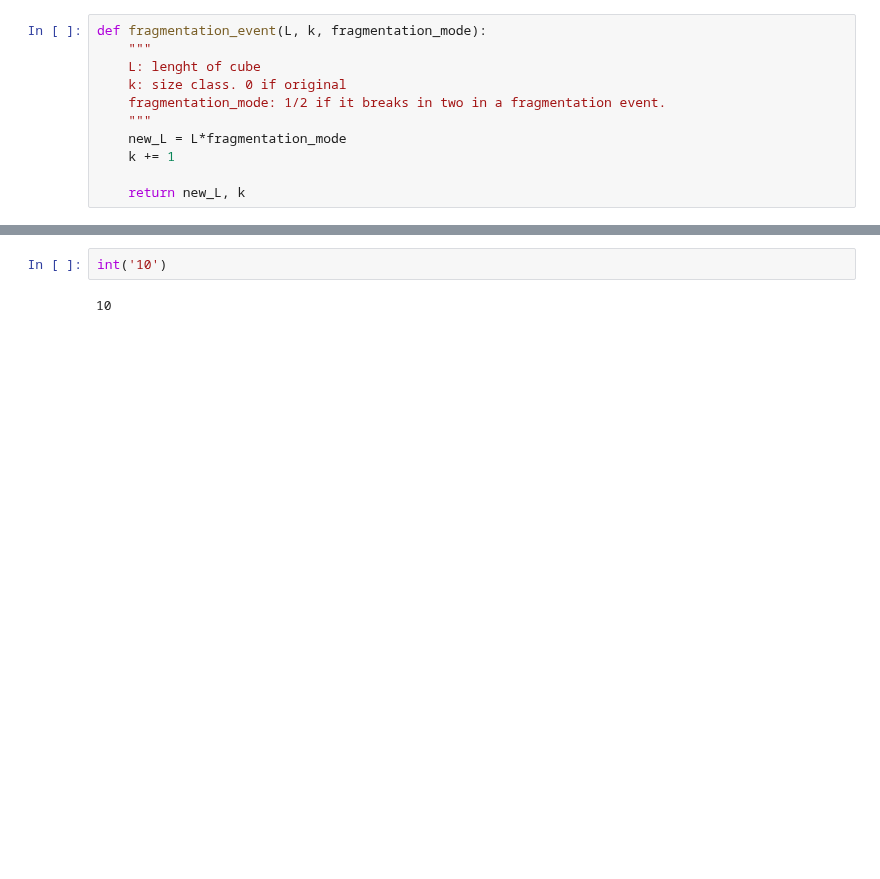
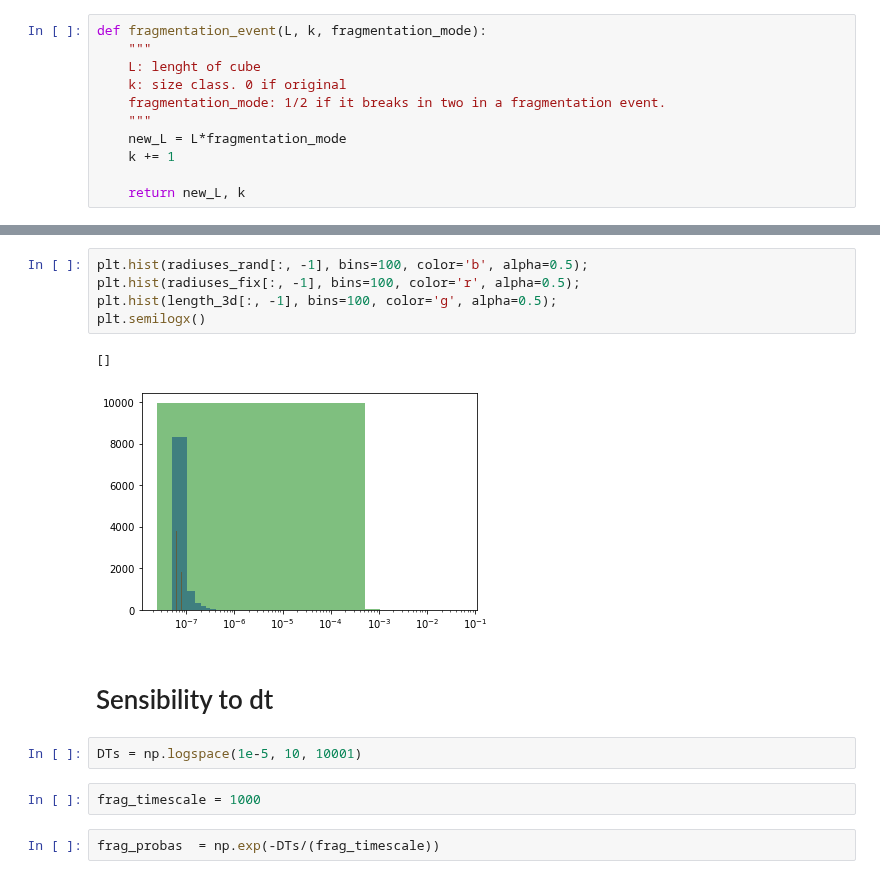
Before and after one commit to OceanParcels/Backtracking_Abyssal_Nanoplastics, a Jupyter notebook: notebooks/Reverse-fragmentation.ipynb, the cells around one changed output, grey strips where cells are left out. Drawn from its saved outputs; the diff is of its cells as text; blank space fills up the shorter version.

```diff
--- a/notebooks/Reverse-fragmentation.ipynb
+++ b/notebooks/Reverse-fragmentation.ipynb
@@ -80,4 +240,16 @@ Text(0.5, 1.0, 'Fragmentation timescale = 100 . Mode = 0.5')
 # %%
-int('10')
+plt.hist(radiuses_rand[:, -1], bins=100, color='b', alpha=0.5);
+plt.hist(radiuses_fix[:, -1], bins=100, color='r', alpha=0.5);
+plt.hist(length_3d[:, -1], bins=100, color='g', alpha=0.5);
+plt.semilogx()
 # %% [output]
-10
+[]
+[figure, added]
+# %% [markdown]
+# Sensibility to dt
+# %%
+DTs = np.logspace(1e-5, 10, 10001)
+# %%
+frag_timescale = 1000
+# %%
+frag_probas  = np.exp(-DTs/(frag_timescale))
```
Also changed, not shown: parts of 19 cells of this notebook, 2 other files.
